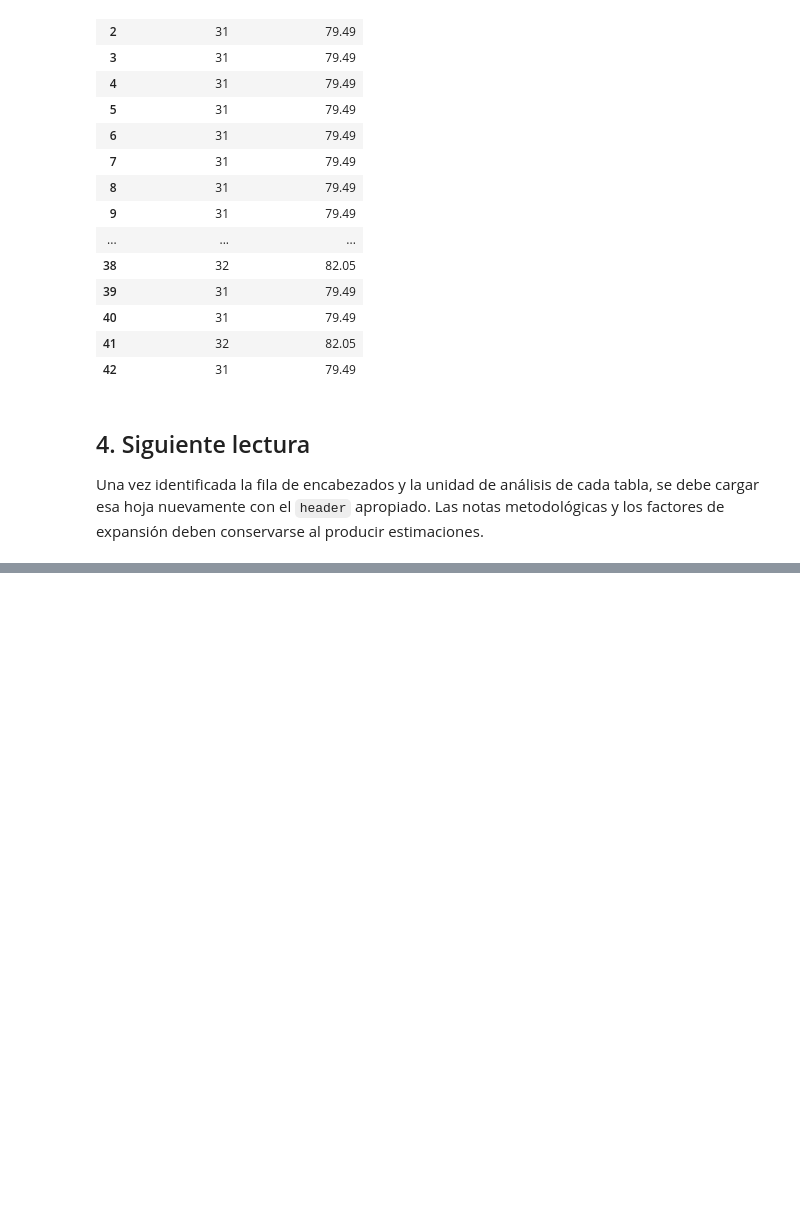
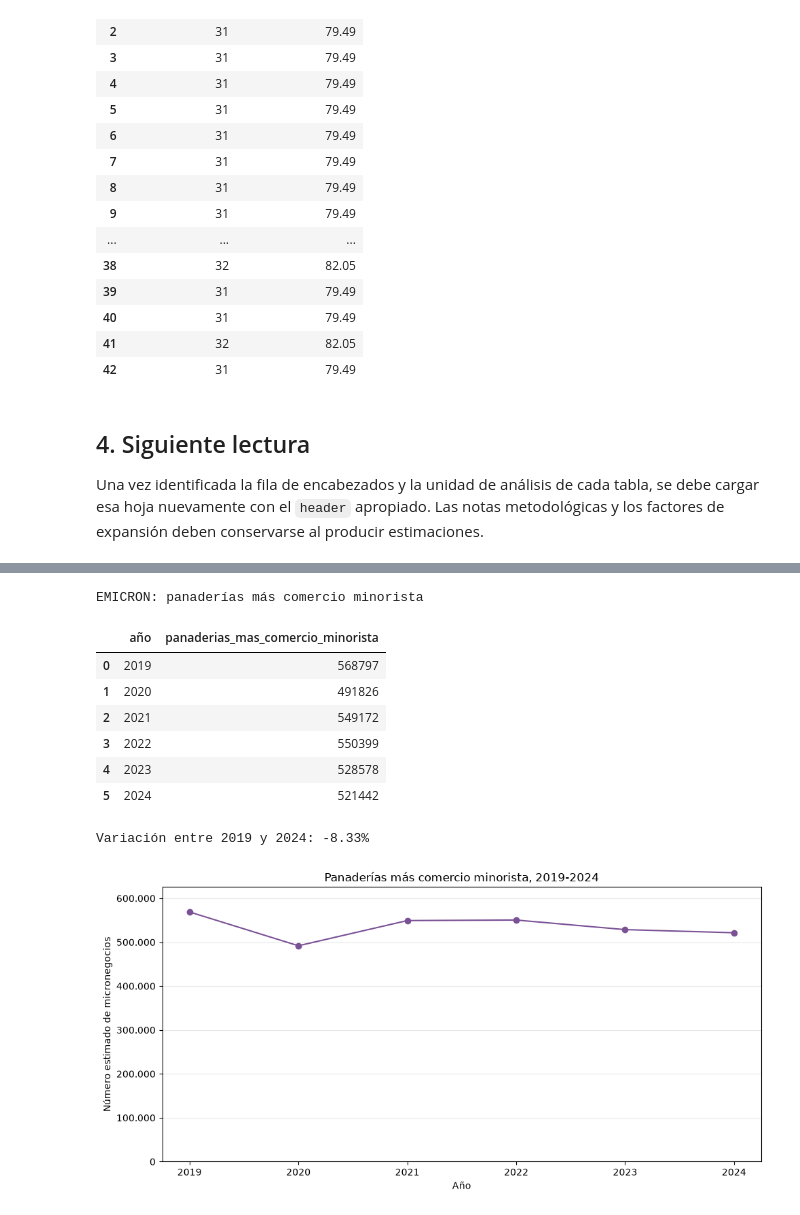
Before and after one commit to juanchocor/Colombia_en_datos, a Jupyter notebook: episodios/003_d1_vs_tiendas/notebooks/003_exploracion_anexo_emicron.ipynb, the cells around one changed output, grey strips where cells are left out. Cells and saved outputs as stored; diff of their text form; code cells hidden in the pictures; blank space fills up the shorter version.

```diff
--- a/episodios/003_d1_vs_tiendas/notebooks/003_exploracion_anexo_emicron.ipynb
+++ b/episodios/003_d1_vs_tiendas/notebooks/003_exploracion_anexo_emicron.ipynb
@@ -175,0 +402,44 @@ Una vez identificada la fila de encabezados y la unidad de análisis de cada tab
+# %%
+emicron_serie['panaderias_mas_comercio_minorista'] = (
+    emicron_serie['panaderías'] + emicron_serie['comercio_minorista_b2']
+)
+
+variacion_conjunta = (
+    (emicron_serie['panaderias_mas_comercio_minorista'].iloc[-1]
+     - emicron_serie['panaderias_mas_comercio_minorista'].iloc[0])
+    / emicron_serie['panaderias_mas_comercio_minorista'].iloc[0]
+    * 100
+)
+
+print('EMICRON: panaderías más comercio minorista')
+display(emicron_serie[['año', 'panaderias_mas_comercio_minorista']])
+print(f'Variación entre 2019 y 2024: {variacion_conjunta:.2f}%')
+
+ax = emicron_serie.plot(
+    x='año',
+    y='panaderias_mas_comercio_minorista',
+    kind='line',
+    marker='o',
+    figsize=(10, 5),
+    legend=False,
+    color='#7a5195',
+)
+ax.set_title('Panaderías más comercio minorista, 2019-2024')
+ax.set_xlabel('Año')
+ax.set_ylabel('Número estimado de micronegocios')
+ax.set_ylim(0, emicron_serie['panaderias_mas_comercio_minorista'].max() * 1.1)
+ax.yaxis.set_major_formatter(lambda value, position: f'{value:,.0f}'.replace(',', '.'))
+ax.grid(axis='y', alpha=0.3)
+ax.get_figure().tight_layout()
+plt.show()
+# %% [output]
+EMICRON: panaderías más comercio minorista
+|  | año | panaderias_mas_comercio_minorista |
+| 0 | 2019 | 568797 |
+| 1 | 2020 | 491826 |
+| 2 | 2021 | 549172 |
+| 3 | 2022 | 550399 |
+| 4 | 2023 | 528578 |
+| 5 | 2024 | 521442 |
+Variación entre 2019 y 2024: -8.33%
+[figure, added]
```
Also changed, not shown: parts of 7 cells of this notebook.
